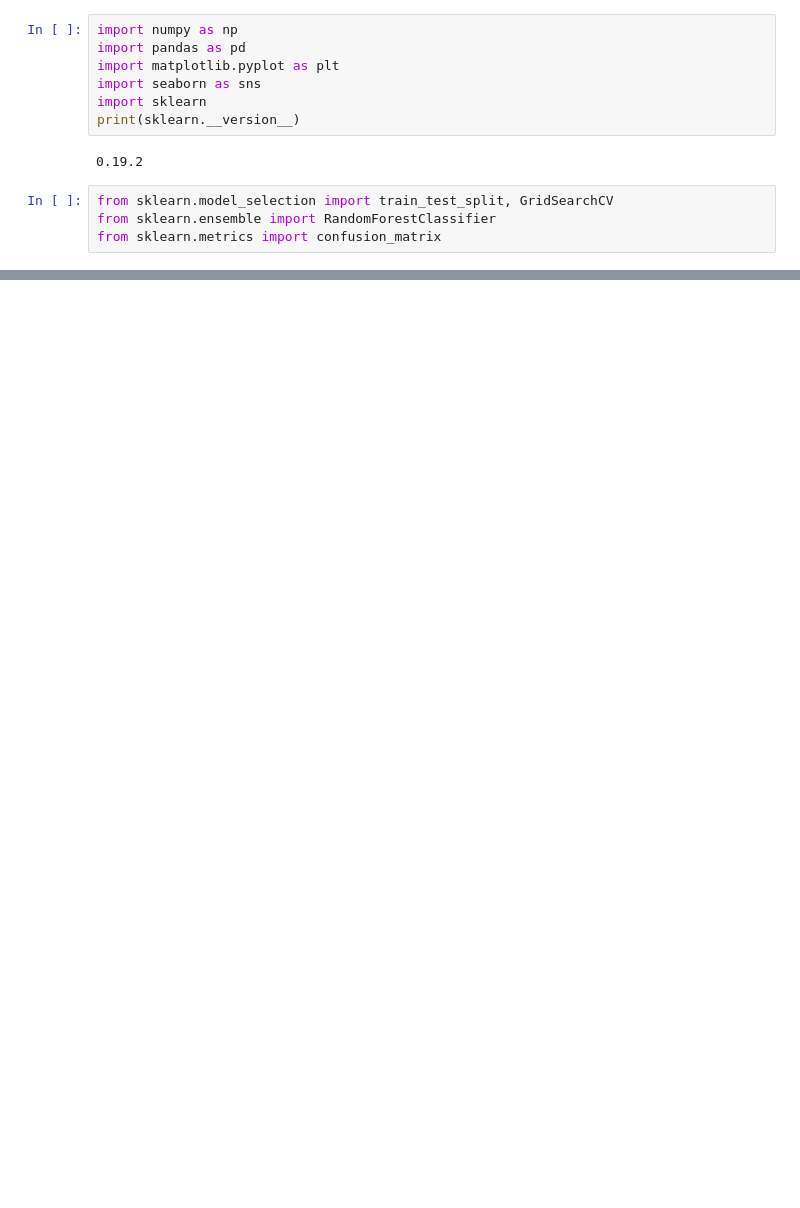
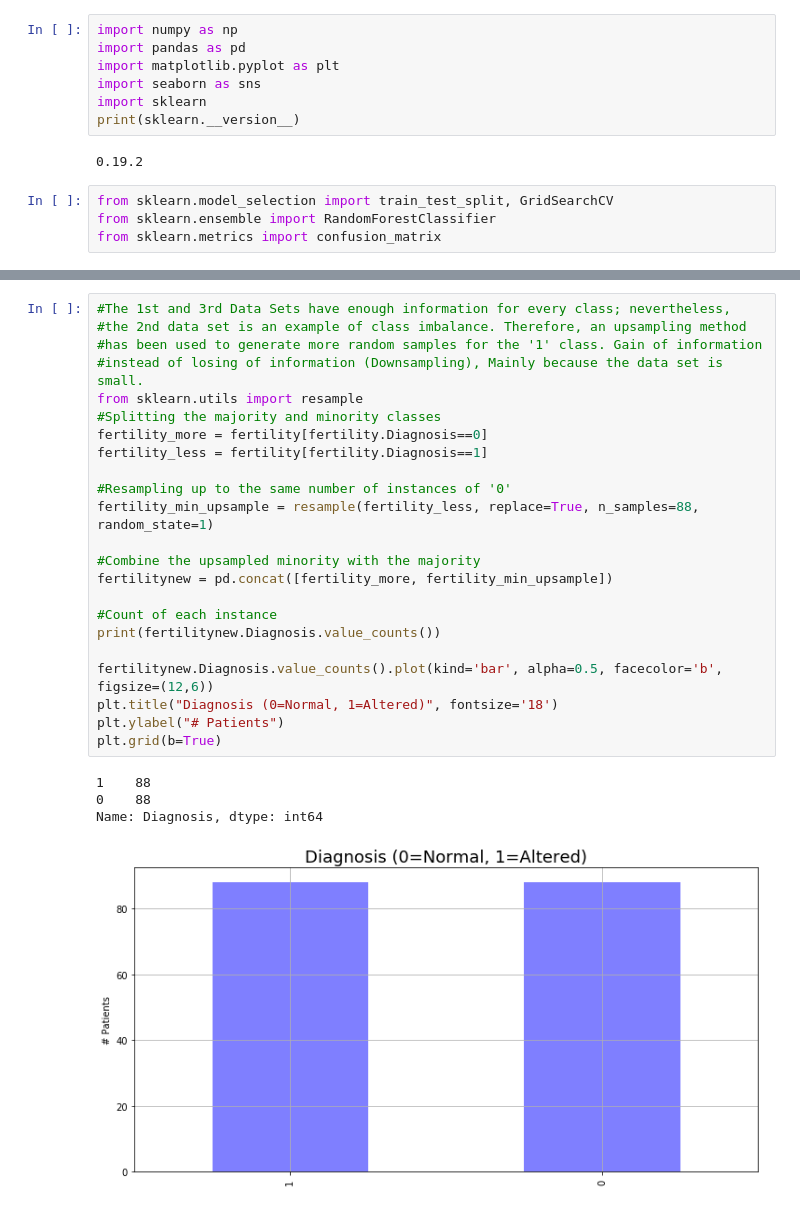
Before and after one commit to OscarAguilarUribe/ce888labs, a Jupyter notebook: Assignment 1/Assignment 1.ipynb, the cells around one changed output, grey strips where cells are left out. Saved outputs shown, nothing was run; the diff lists cells and outputs as text; blank space fills up the shorter version.

```diff
--- a/Assignment 1/Assignment 1.ipynb
+++ b/Assignment 1/Assignment 1.ipynb
@@ -19,0 +278,28 @@ FileNotFoundError: File b'Data_BreastCancer(1)' does not exist
+# %%
+#The 1st and 3rd Data Sets have enough information for every class; nevertheless,
+#the 2nd data set is an example of class imbalance. Therefore, an upsampling method
+#has been used to generate more random samples for the '1' class. Gain of information
+#instead of losing of information (Downsampling), Mainly because the data set is small.
+from sklearn.utils import resample
+#Splitting the majority and minority classes
+fertility_more = fertility[fertility.Diagnosis==0]
+fertility_less = fertility[fertility.Diagnosis==1]
+
+#Resampling up to the same number of instances of '0'
+fertility_min_upsample = resample(fertility_less, replace=True, n_samples=88, random_state=1)
+
+#Combine the upsampled minority with the majority
+fertilitynew = pd.concat([fertility_more, fertility_min_upsample])
+
+#Count of each instance
+print(fertilitynew.Diagnosis.value_counts())
+
+fertilitynew.Diagnosis.value_counts().plot(kind='bar', alpha=0.5, facecolor='b', figsize=(12,6))
+plt.title("Diagnosis (0=Normal, 1=Altered)", fontsize='18')
+plt.ylabel("# Patients")
+plt.grid(b=True)
+# %% [output]
+1    88
+0    88
+Name: Diagnosis, dtype: int64
+[figure, added]
```
Also changed, not shown: parts of 30 cells of this notebook.
